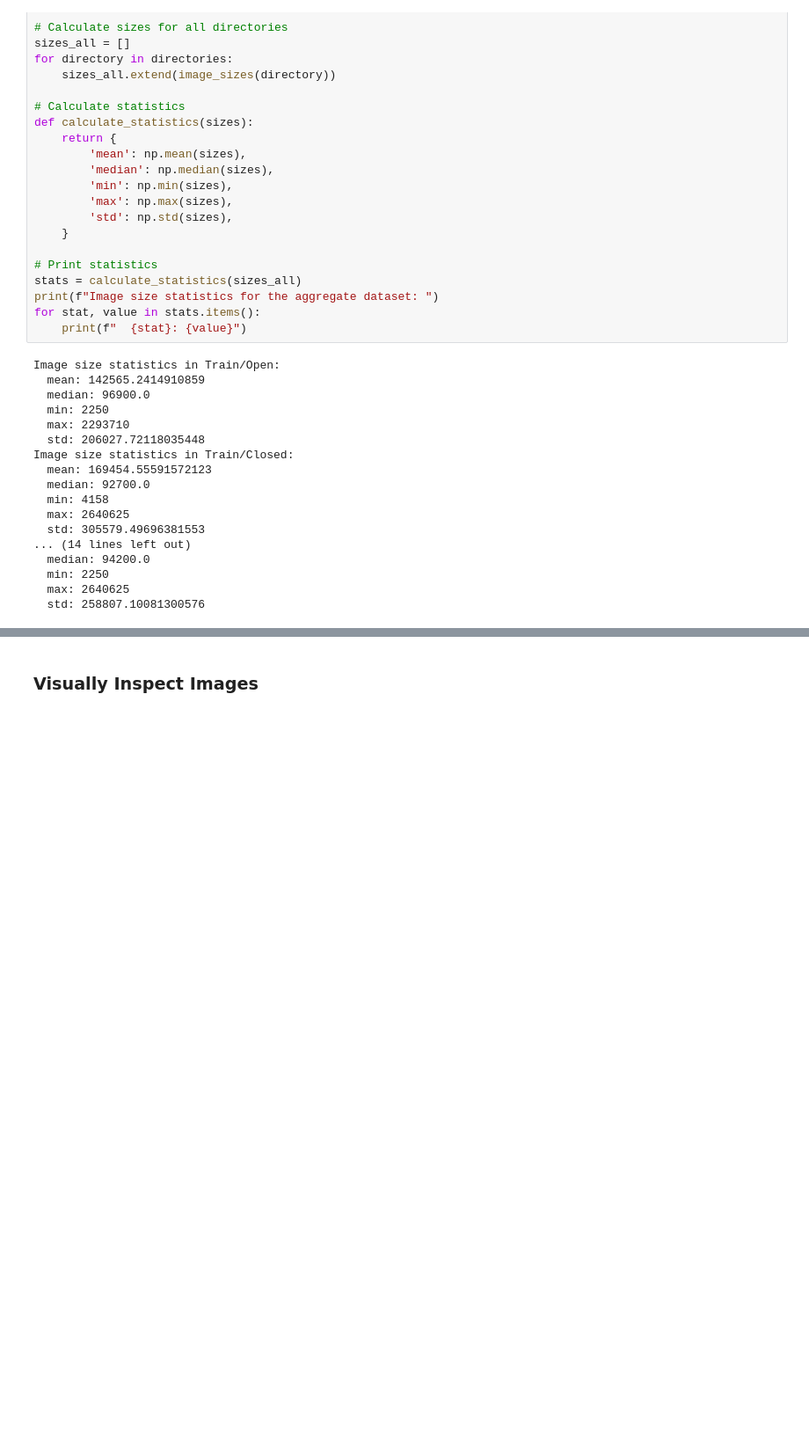
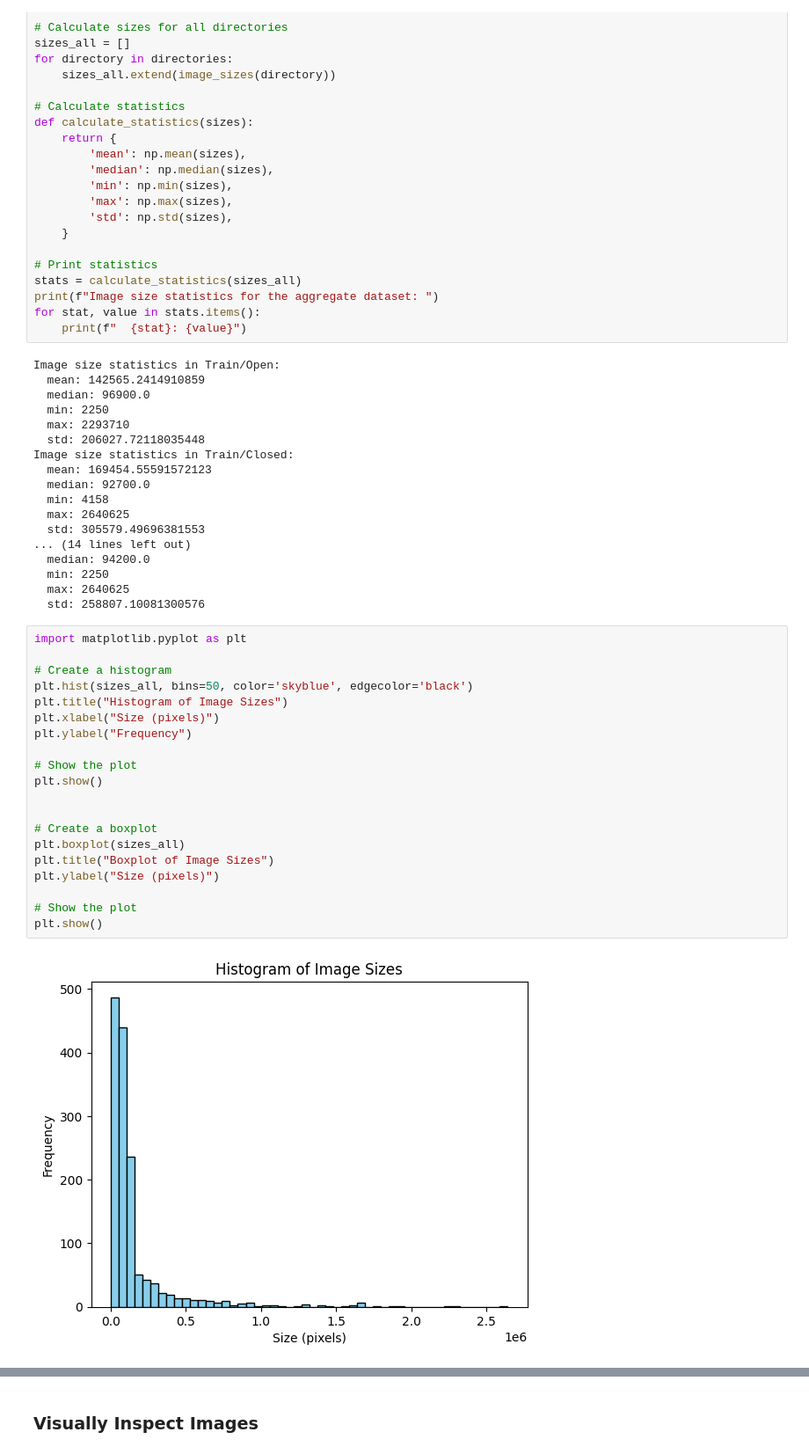
Before and after one commit to Smoulvad01/AI-C1-image-, a Jupyter notebook: Inspecting_image_data.ipynb, the cells around one changed output, grey strips where cells are left out. Shown: that part at 88% size. Saved outputs shown, nothing was run; the diff lists cells and outputs as text; blank space fills up the shorter version.

Commit message:
New also with box-plot

```diff
--- a/Inspecting_image_data.ipynb
+++ b/Inspecting_image_data.ipynb
@@ -169,3 +169,25 @@ Image size statistics in Train/Closed:
   min: 2250
   max: 2640625
   std: 258807.10081300576
+# %%
+import matplotlib.pyplot as plt
+
+# Create a histogram
+plt.hist(sizes_all, bins=50, color='skyblue', edgecolor='black')
+plt.title("Histogram of Image Sizes")
+plt.xlabel("Size (pixels)")
+plt.ylabel("Frequency")
+
+# Show the plot
+plt.show()
+
+
+# Create a boxplot
+plt.boxplot(sizes_all)
+plt.title("Boxplot of Image Sizes")
+plt.ylabel("Size (pixels)")
+
+# Show the plot
+plt.show()
+# %% [output]
+[figure, added]
```
Also changed, not shown: parts of 2 cells of this notebook.
